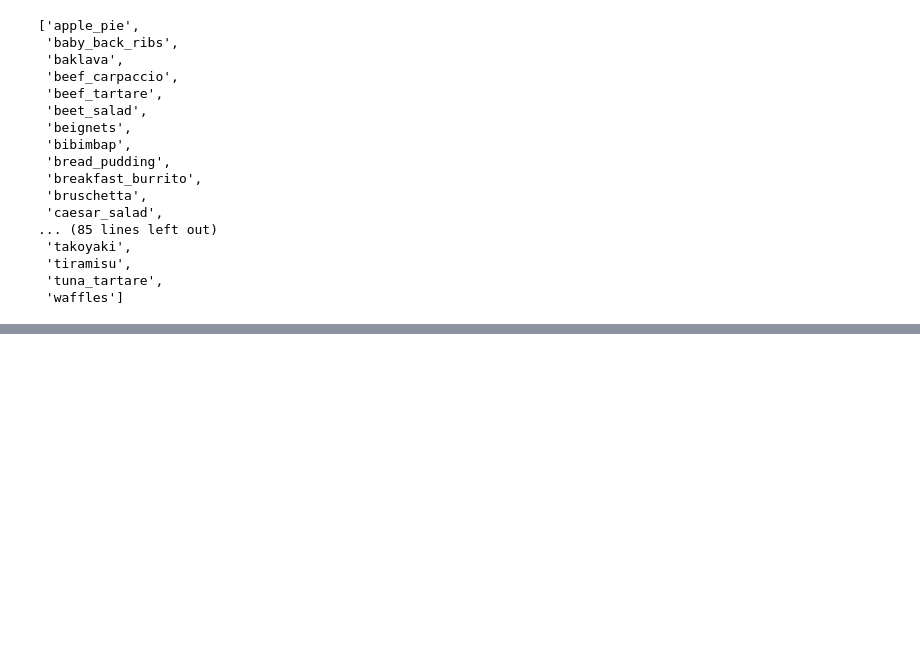
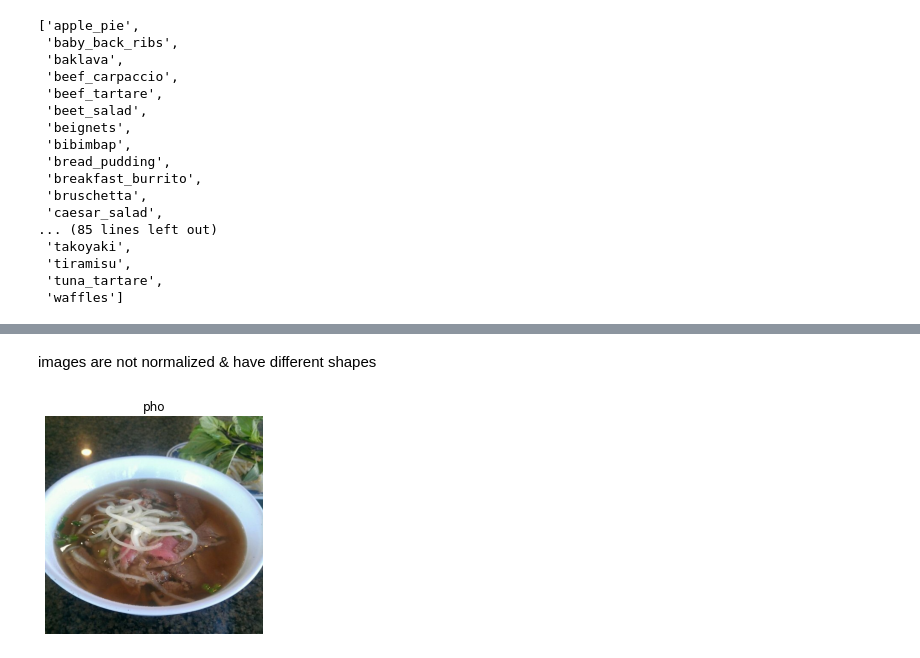
Before and after one commit to Ammar-Raneez/Food_Vision, a Jupyter notebook: Food_Vision.ipynb, the cells around one changed output, grey strips where cells are left out. Cells and saved outputs as stored; diff of their text form; code cells hidden in the pictures; blank space fills up the shorter version.

Commit message:
Preprocess images

```diff
--- a/Food_Vision.ipynb
+++ b/Food_Vision.ipynb
@@ -140,0 +148,3 @@ class_names
+# %%
+# Take one sample off the training data
+train_one_sample = train_data.take(1)
@@ -140,0 +155,4 @@ class_names
+# %%
+# Gives different results due to shuffle_files
+for image, label in train_one_sample:
+  print(image.shape, class_names[label.numpy()])
@@ -140,0 +181,10 @@ class_names
+# %% [markdown]
+images are not normalized & have different shapes
+# %%
+# Visualize images
+import matplotlib.pyplot as plt
+plt.imshow(image)
+plt.title(class_names[label.numpy()])
+plt.axis(False);
+# %% [output]
+[figure, added]
```
Also changed, not shown: parts of 10 cells of this notebook.
